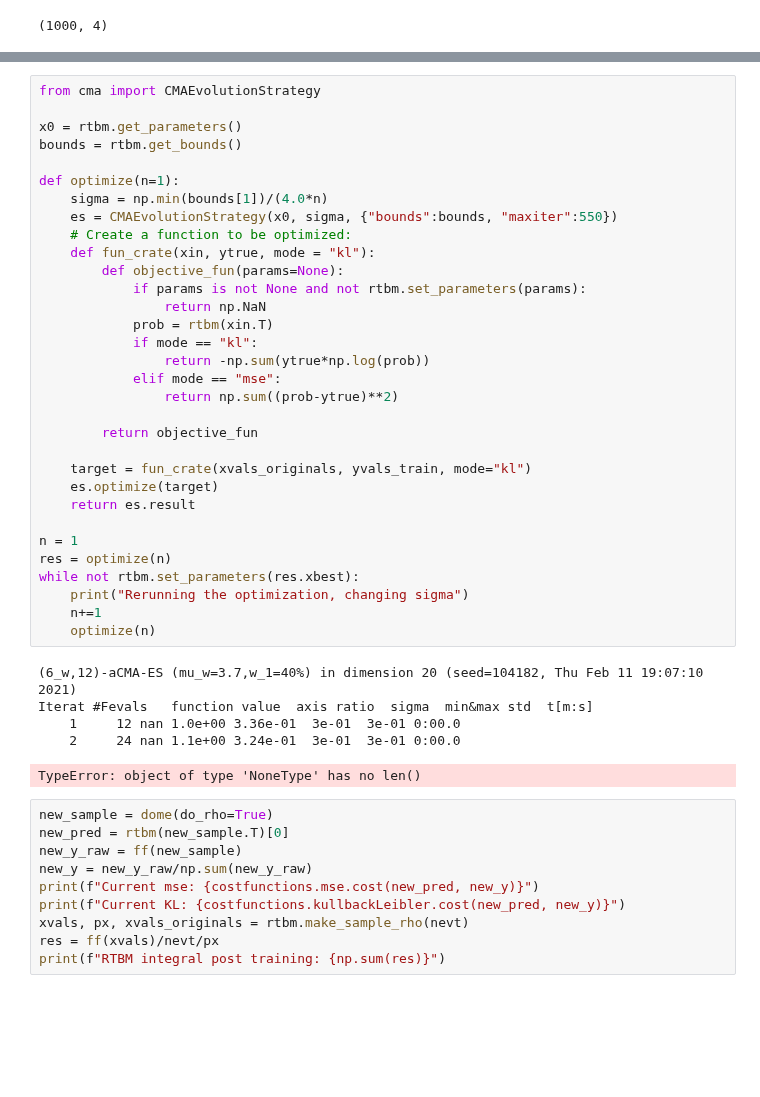
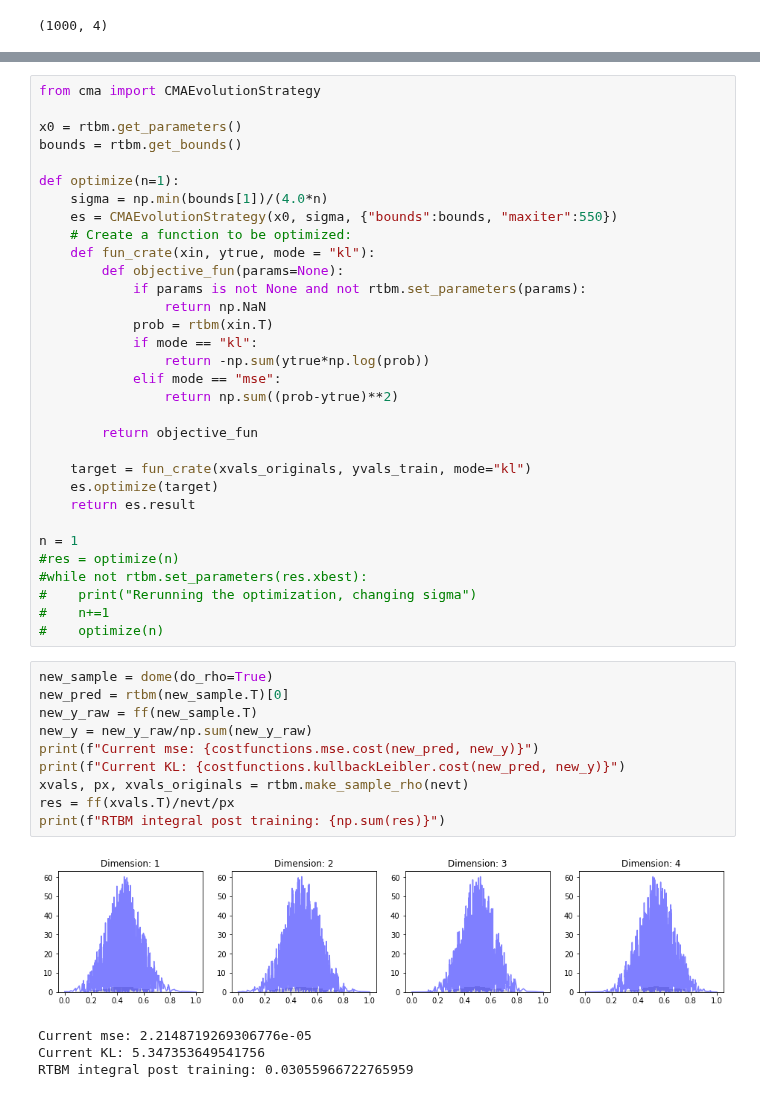
Before and after one commit to RiemannAI/theta, a Jupyter notebook: ThetaTests.ipynb, the cells around one changed output, grey strips where cells are left out. Drawn from its saved outputs; the diff is of its cells as text; blank space fills up the shorter version.

```diff
--- a/ThetaTests.ipynb
+++ b/ThetaTests.ipynb
@@ -190,24 +191,23 @@ def optimize(n=1):
     return es.result
 
 n = 1
-res = optimize(n)
-while not rtbm.set_parameters(res.xbest):
-    print("Rerunning the optimization, changing sigma")
-    n+=1
-    optimize(n)
+#res = optimize(n)
+#while not rtbm.set_parameters(res.xbest):
+#    print("Rerunning the optimization, changing sigma")
+#    n+=1
+#    optimize(n)
-# %% [output]
-(6_w,12)-aCMA-ES (mu_w=3.7,w_1=40%) in dimension 20 (seed=104182, Thu Feb 11 19:07:10 2021)
-Iterat #Fevals   function value  axis ratio  sigma  min&max std  t[m:s]
-    1     12 nan 1.0e+00 3.36e-01  3e-01  3e-01 0:00.0
-    2     24 nan 1.1e+00 3.24e-01  3e-01  3e-01 0:00.0
-TypeError: object of type 'NoneType' has no len()
 # %%
 new_sample = dome(do_rho=True)
 new_pred = rtbm(new_sample.T)[0]
-new_y_raw = ff(new_sample)
+new_y_raw = ff(new_sample.T)
 new_y = new_y_raw/np.sum(new_y_raw)
 print(f"Current mse: {costfunctions.mse.cost(new_pred, new_y)}")
 print(f"Current KL: {costfunctions.kullbackLeibler.cost(new_pred, new_y)}")
 xvals, px, xvals_originals = rtbm.make_sample_rho(nevt)
-res = ff(xvals)/nevt/px
+res = ff(xvals.T)/nevt/px
 print(f"RTBM integral post training: {np.sum(res)}")
+# %% [output]
+[figure, added]
+Current mse: 2.2148719269306776e-05
+Current KL: 5.347353649541756
+RTBM integral post training: 0.03055966722765959
```
Also changed, not shown: parts of 5 cells of this notebook, 1 other file.
